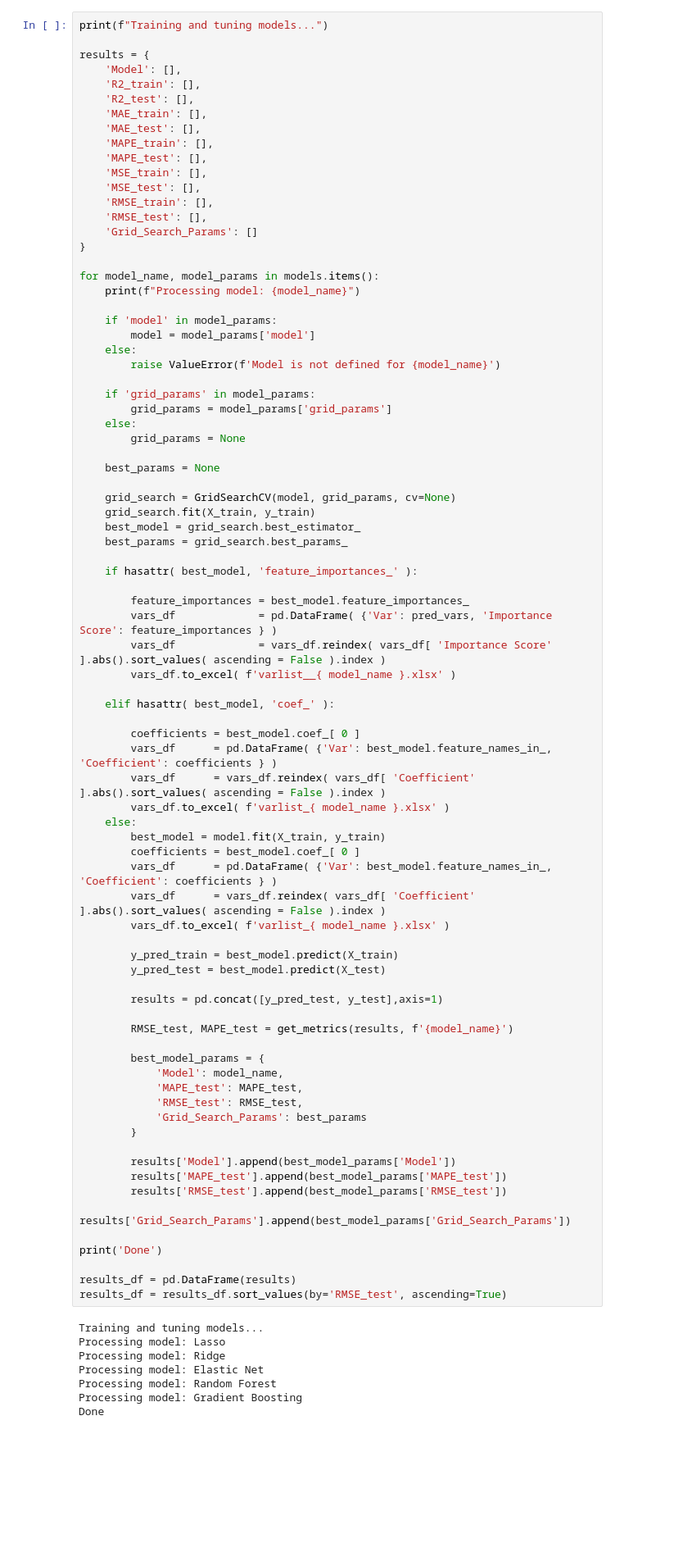
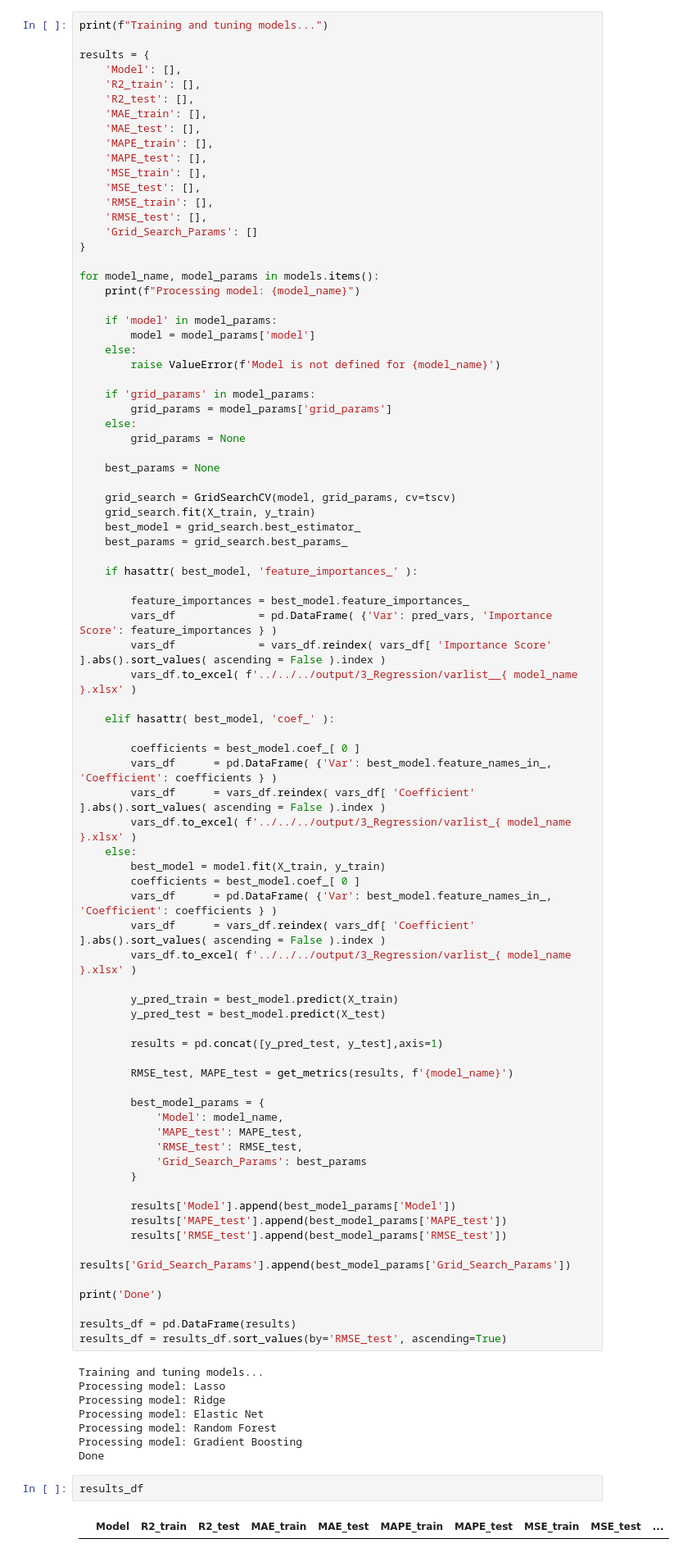
Before and after one commit to estcab00/inflation-prediction, a Jupyter notebook: code/headline_inflation/2019/3_RegressionML_H19.ipynb, the cells around one changed output. Shown: that part at 82% size. Drawn from its saved outputs; the diff is of its cells as text; blank space fills up the shorter version.

```diff
--- a/code/headline_inflation/2019/3_RegressionML_H19.ipynb
+++ b/code/headline_inflation/2019/3_RegressionML_H19.ipynb
@@ -629,7 +629,7 @@ for model_name, model_params in models.items():
 
     best_params = None
 
-    grid_search = GridSearchCV(model, grid_params, cv=None)
+    grid_search = GridSearchCV(model, grid_params, cv=tscv)
     grid_search.fit(X_train, y_train)
     best_model = grid_search.best_estimator_
     best_params = grid_search.best_params_
@@ -639,20 +639,20 @@ for model_name, model_params in models.items():
         feature_importances = best_model.feature_importances_
         vars_df             = pd.DataFrame( {'Var': pred_vars, 'Importance Score': feature_importances } )
         vars_df             = vars_df.reindex( vars_df[ 'Importance Score' ].abs().sort_values( ascending = False ).index )
-        vars_df.to_excel( f'varlist__{ model_name }.xlsx' )
+        vars_df.to_excel( f'../../../output/3_Regression/varlist__{ model_name }.xlsx' )
 
     elif hasattr( best_model, 'coef_' ):
 
         coefficients = best_model.coef_[ 0 ]
         vars_df      = pd.DataFrame( {'Var': best_model.feature_names_in_, 'Coefficient': coefficients } )
         vars_df      = vars_df.reindex( vars_df[ 'Coefficient' ].abs().sort_values( ascending = False ).index )
-        vars_df.to_excel( f'varlist_{ model_name }.xlsx' )
+        vars_df.to_excel( f'../../../output/3_Regression/varlist_{ model_name }.xlsx' )
     else:
         best_model = model.fit(X_train, y_train)
         coefficients = best_model.coef_[ 0 ]
         vars_df      = pd.DataFrame( {'Var': best_model.feature_names_in_, 'Coefficient': coefficients } )
         vars_df      = vars_df.reindex( vars_df[ 'Coefficient' ].abs().sort_values( ascending = False ).index )
-        vars_df.to_excel( f'varlist_{ model_name }.xlsx' )
+        vars_df.to_excel( f'../../../output/3_Regression/varlist_{ model_name }.xlsx' )
 
         y_pred_train = best_model.predict(X_train)
         y_pred_test = best_model.predict(X_test)
@@ -685,6 +685,10 @@ Processing model: Elastic Net
 Processing model: Random Forest
 Processing model: Gradient Boosting
 Done
+# %%
+results_df
+# %% [output]
+|  | Model | R2_train | R2_test | MAE_train | MAE_test | MAPE_train | MAPE_test | MSE_train | MSE_test | ... |
 # %%
 # forecaster = ForecasterAutoregMultiVariate(
 #                  regressor = RandomForestRegressor(random_state=42),
```
Also changed, not shown: 5 other files.
